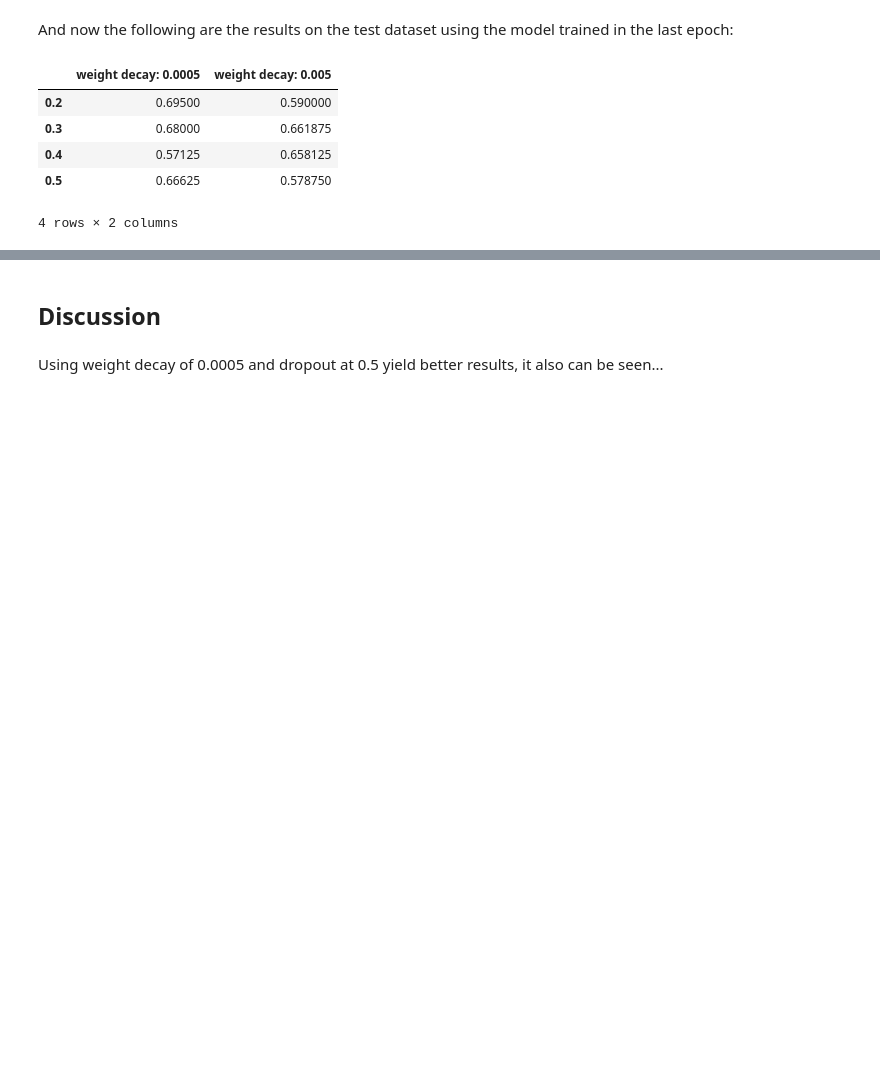
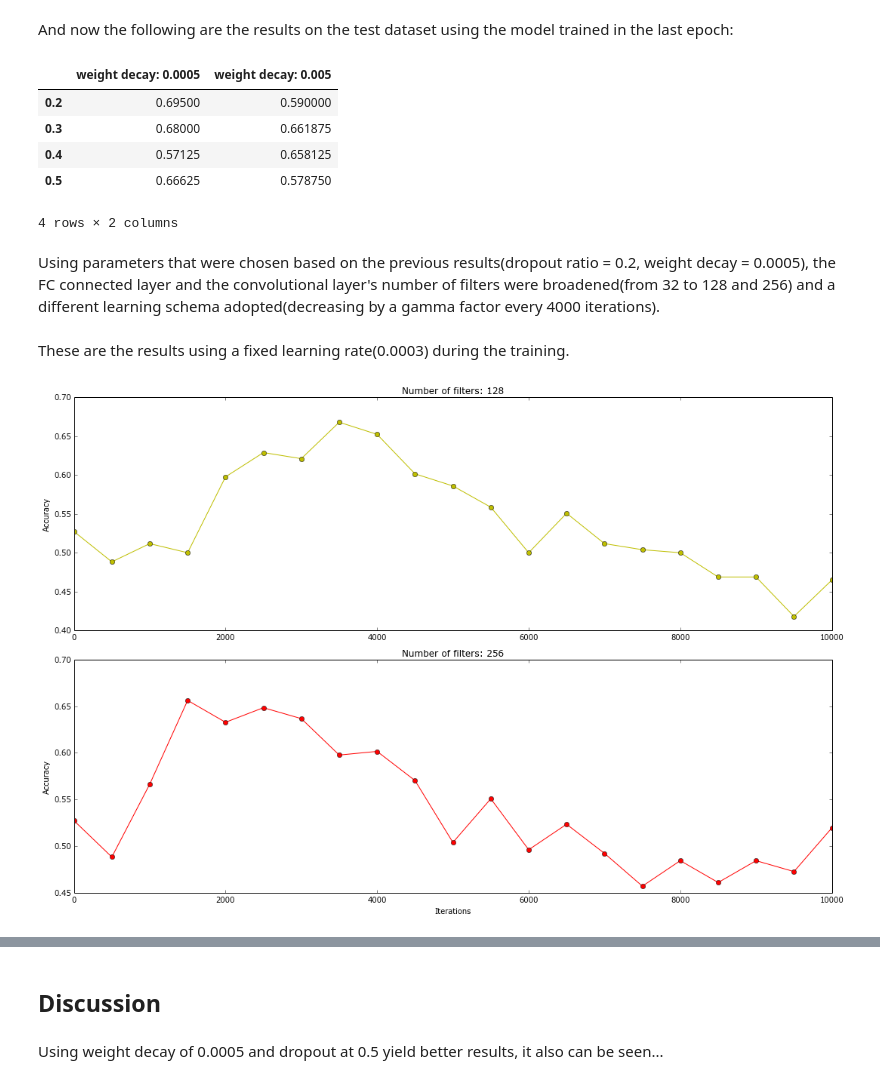
Before and after one commit to inulinux12/BCDR, a Jupyter notebook: LesionBCDR.ipynb, the cells around one changed output, grey strips where cells are left out. Drawn from its saved outputs; the diff is of its cells as text; code cells hidden in the pictures; blank space fills up the shorter version.

```diff
--- a/LesionBCDR.ipynb
+++ b/LesionBCDR.ipynb
@@ -270,3 +270,32 @@ df
 | 0.4 | 0.57125 | 0.658125 |
 | 0.5 | 0.66625 | 0.578750 |
 4 rows × 2 columns
+# %% [markdown]
+Using parameters that were chosen based on the previous results(dropout ratio = 0.2, weight decay = 0.0005), the FC connected layer and the convolutional layer's number of filters were broadened(from 32 to 128 and 256) and a different learning schema adopted(decreasing by a gamma factor every 4000 iterations).
+# %% [markdown]
+These are the results using a fixed learning rate(0.0003) during the training.
+# %%
+results = []
+results.append(np.genfromtxt('output-training5-1-1.txt-accuracy.csv').tolist())
+results.append(np.genfromtxt('output-training5-1-2.txt-accuracy.csv').tolist())
+results.append(np.genfromtxt('output-training5-2-1.txt-accuracy.csv').tolist())
+results.append(np.genfromtxt('output-training5-2-2.txt-accuracy.csv').tolist())
+# %%
+x1 = np.linspace(0, 10000, 21)
+
+plt.figure(figsize=(15,10))
+plt.subplot(2, 1, 1)
+plt.plot(x1, results[0], 'yo-')
+plt.title('Number of filters: 128')
+plt.ylabel('Accuracy')
+
+plt.subplot(2, 1, 2)
+plt.plot(x1, results[1], 'ro-')
+plt.title('Number of filters: 256')
+plt.xlabel('Iterations')
+plt.ylabel('Accuracy')
+
+plt.tight_layout()
+plt.show()
+# %% [output]
+[figure, added]
```
Also changed, not shown: parts of 5 cells of this notebook, 4 other files.
